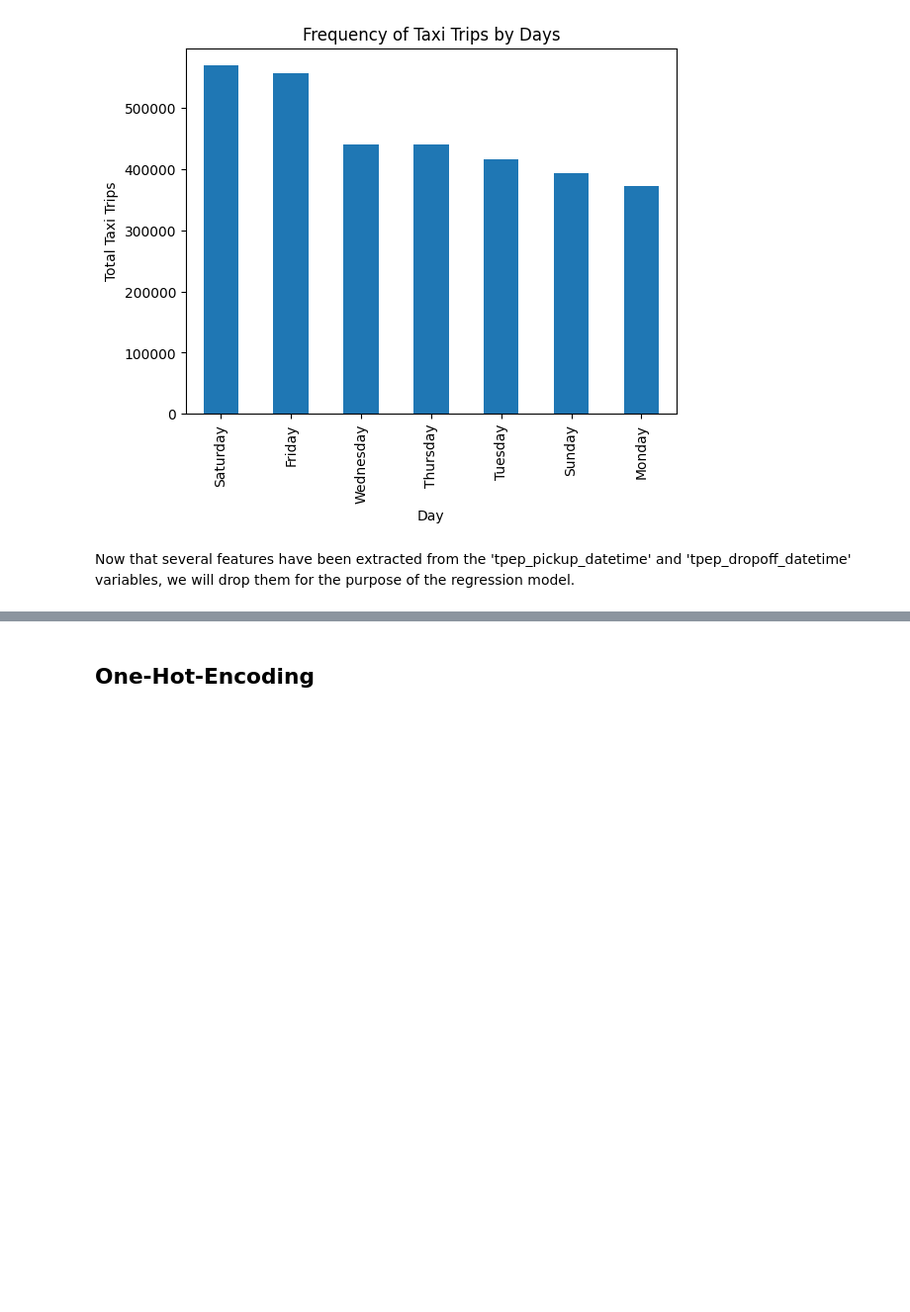
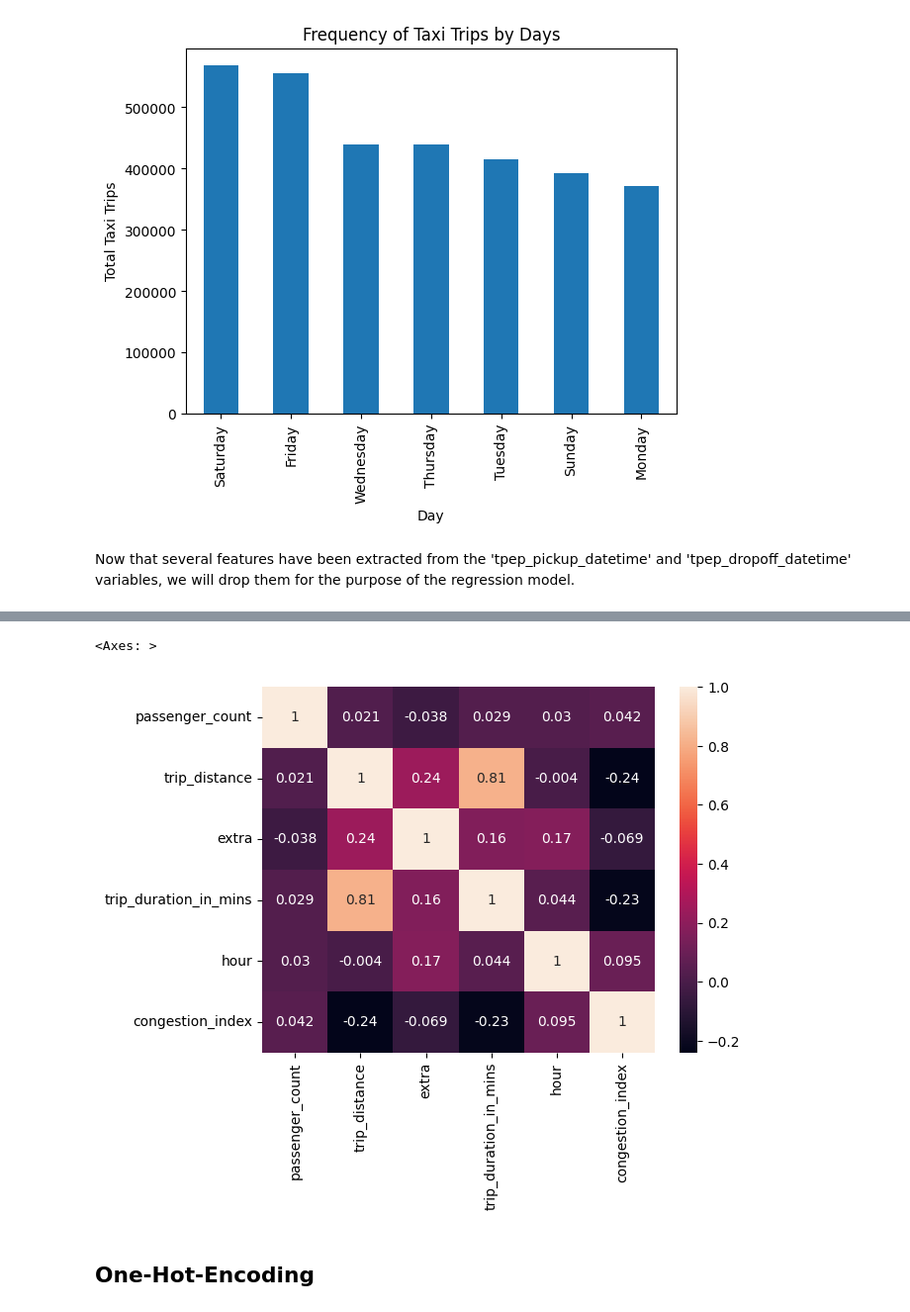
Before and after one commit to ikml-bsrn/NYC_Taxi_Trip_Duration, a Jupyter notebook: nyc_tlc_green.ipynb, the cells around one changed output, grey strips where cells are left out. Shown at 99% size. Cells and saved outputs as stored; diff of their text form; code cells hidden in the pictures; blank space fills up the shorter version.

```diff
--- a/nyc_tlc_green.ipynb
+++ b/nyc_tlc_green.ipynb
@@ -471,0 +515,6 @@ yellow_taxi_df.drop(['tpep_pickup_datetime','tpep_dropoff_datetime'],axis=1,inpl
+# %%
+yellow_taxi_df['congestion_index'] = yellow_taxi_df['extra'].apply(lambda x: 1 if x == 1 else 0) + yellow_taxi_df['congestion_surcharge']
+
+yellow_taxi_df.drop(columns='congestion_surcharge',axis=1,inplace=True)
+
+yellow_taxi_df['congestion_index'].describe()
@@ -486,3 +545,11 @@ yellow_taxi_df.sample(10)
+# %%
+temp_df = yellow_taxi_df.drop(columns='weekday',axis=1)
+correlation = temp_df.corr()
+
+sns.heatmap(correlation, xticklabels=temp_df.columns, yticklabels=temp_df.columns, annot=True)
+# %% [output]
+<Axes: >
+[figure, added]
 # %% [markdown]
 ## One-Hot-Encoding
 # %%
```
Also changed, not shown: parts of 31 cells of this notebook.
